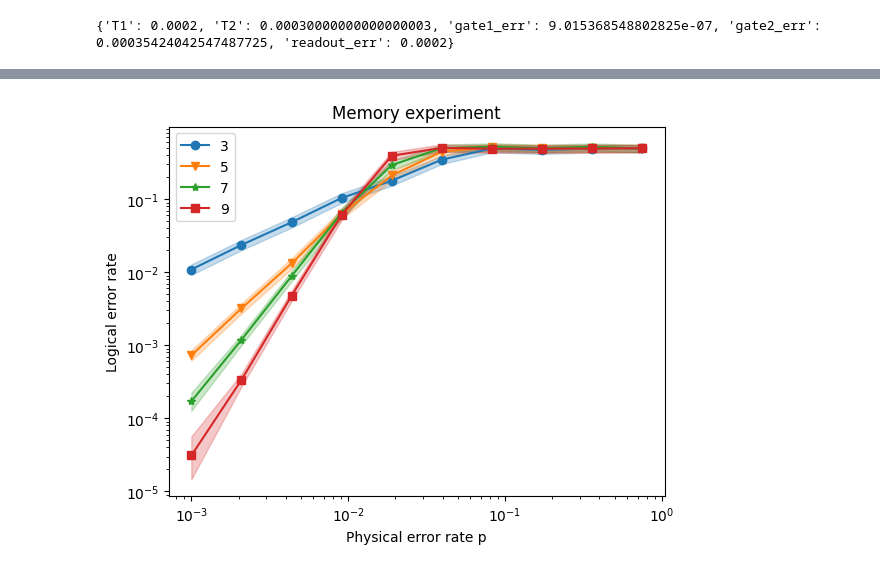
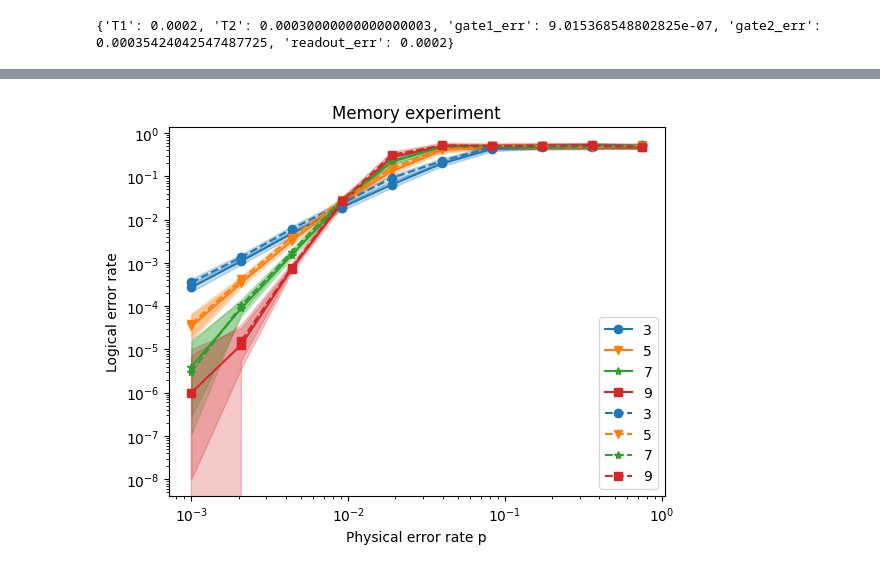
Before and after one commit to jasonchadwick/stim_surface_code, a Jupyter notebook: examples/03_sinter.ipynb, the cells around one changed output, grey strips where cells are left out. Drawn from its saved outputs; the diff is of its cells as text; code cells hidden in the pictures.

```diff
--- a/examples/03_sinter.ipynb
+++ b/examples/03_sinter.ipynb
@@ -47,7 +48,8 @@ m.count_logical_errors(use_sinter=True)
 # ...or we can use Sinter for a batch of tasks
 mem_tasks = []
 ps = np.geomspace(1e-3,3/4,10)
-for d in [3,5,7,9]:
+ds = [3,5,7,9]
+for d in ds:
     m = MemoryPatch(d, d, d)
     for p in ps:
         noise_params = noise.NoiseParams(
@@ -64,21 +66,47 @@ for d in [3,5,7,9]:
             task_kwargs={
                 'json_metadata': {'d': d, 'p': p},
                 'decoder': 'pymatching',
-            }
+            },
+            observable_basis='Z'
         ))
 # %%
 mem_collected_stats = sinter.collect(tasks=mem_tasks, num_workers=6, max_shots=10**6, max_errors=500)
+# %%
+# compare to Stim's built-in surface code
+default_tasks = [
+    sinter.Task(
+        circuit=stim.Circuit.generated(
+            "surface_code:rotated_memory_z",
+            rounds=d,
+            distance=d,
+            after_clifford_depolarization=p,
+            before_measure_flip_probability=p,
+        ),
+        json_metadata={'d': d, 'p': p},
+    )
+    for d in ds
+    for p in ps
+]
+
+default_stats: list[sinter.TaskStats] = sinter.collect(
+    num_workers=6,
+    tasks=default_tasks,
+    decoders=['pymatching'],
+    max_shots=10**6,
+    max_errors=500,
+)
 # %%
 fig,ax = plt.subplots()
 sinter.plot_error_rate(ax=ax, stats=mem_collected_stats, x_func=lambda stats: stats.json_metadata['p'], group_func=lambda stats: stats.json_metadata['d'])
+sinter.plot_error_rate(ax=ax, stats=default_stats, x_func=lambda stats: stats.json_metadata['p'], group_func=lambda stats: stats.json_metadata['d'], plot_args_func=lambda a,b,c: {'linestyle': '--'})
 ax.legend()
 ax.loglog()
 plt.title('Memory experiment')
 plt.xlabel('Physical error rate p')
 plt.ylabel('Logical error rate')
 plt.show()
 # %% [output]
-[figure, old version]
+[figure, new version]
 # %%
 # stability
 stab_tasks = []
```
Also changed, not shown: parts of 5 cells of this notebook, 5 other files.
